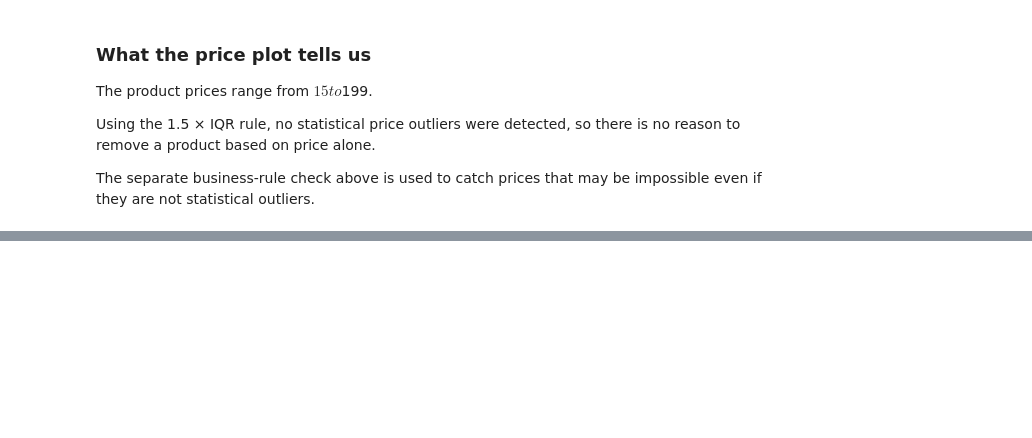
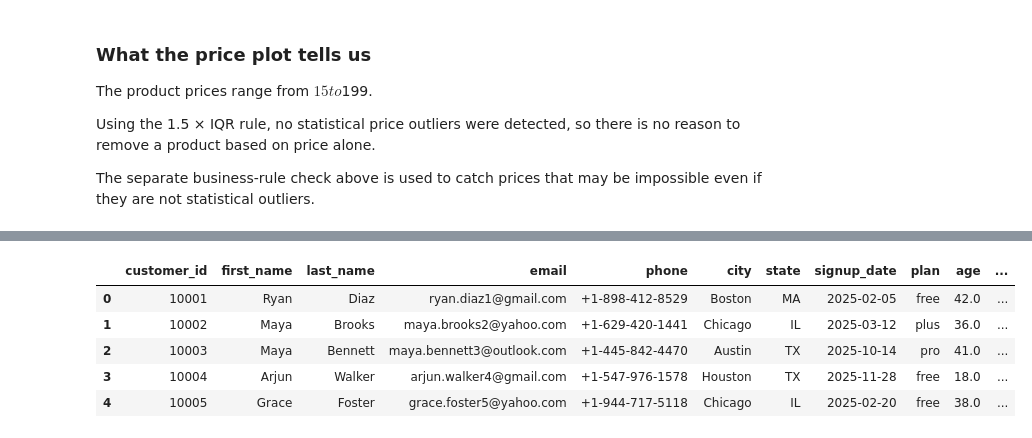
Before and after one commit to sivaepathusa/Pulsecart, a Jupyter notebook: analysis.ipynb, the cells around one changed output, grey strips where cells are left out. Cells and saved outputs as stored; diff of their text form; code cells hidden in the pictures; blank space fills up the shorter version.

```diff
--- a/analysis.ipynb
+++ b/analysis.ipynb
@@ -388,0 +599,81 @@ The separate business-rule check above is used to catch prices that may be impos
+# %%
+customer_features = customers_clean.copy()
+
+# Convert dates to datetime
+orders_clean["order_date"] = pd.to_datetime(orders_clean["order_date"])
+support_tickets["created_at"] = pd.to_datetime(support_tickets["created_at"])
+cutoff_date = pd.Timestamp("2026-06-01")
+
+# Keep only orders available before the cutoff date
+orders_before_cutoff = orders_clean[
+    orders_clean["order_date"] < cutoff_date
+].copy()
+
+order_features = (
+    orders_before_cutoff
+    .groupby("customer_id")
+    .agg(
+        last_order_date=("order_date", "max"),
+        order_count=("order_id", "count"),
+        total_spend=("order_value", "sum"),
+        return_count=("returned", "sum")
+    )
+    .reset_index()
+)
+
+order_features["recency_days"] = (
+    cutoff_date - order_features["last_order_date"]
+).dt.days
+
+order_features["return_rate"] = (
+    order_features["return_count"]
+    / order_features["order_count"]
+)
+
+# Support ticket count before cutoff
+tickets_before_cutoff = support_tickets[
+    support_tickets["created_at"] < cutoff_date
+].copy()
+
+ticket_features = (
+    tickets_before_cutoff
+    .groupby("customer_id")
+    .size()
+    .reset_index(name="ticket_count")
+)
+
+customer_features = customer_features.merge(
+    order_features[
+        [
+            "customer_id",
+            "order_count",
+            "total_spend",
+            "recency_days",
+            "return_rate"
+        ]
+    ],
+    on="customer_id",
+    how="left"
+)
+
+customer_features = customer_features.merge(
+    ticket_features,
+    on="customer_id",
+    how="left"
+)
+
+# Customers with no orders/tickets before cutoff get zero values
+customer_features[
+    ["order_count", "total_spend", "return_rate", "ticket_count"]
+] = customer_features[
+    ["order_count", "total_spend", "return_rate", "ticket_count"]
+].fillna(0)
+
+customer_features.head()
+# %% [output]
+|  | customer_id | first_name | last_name | email | phone | city | state | signup_date | plan | age | ... |
+| 0 | 10001 | Ryan | Diaz | ryan.diaz1@gmail.com | +1-898-412-8529 | Boston | MA | 2025-02-05 | free | 42.0 | ... |
+| 1 | 10002 | Maya | Brooks | maya.brooks2@yahoo.com | +1-629-420-1441 | Chicago | IL | 2025-03-12 | plus | 36.0 | ... |
+| 2 | 10003 | Maya | Bennett | maya.bennett3@outlook.com | +1-445-842-4470 | Austin | TX | 2025-10-14 | pro | 41.0 | ... |
+| 3 | 10004 | Arjun | Walker | arjun.walker4@gmail.com | +1-547-976-1578 | Houston | TX | 2025-11-28 | free | 18.0 | ... |
+| 4 | 10005 | Grace | Foster | grace.foster5@yahoo.com | +1-944-717-5118 | Chicago | IL | 2025-02-20 | free | 38.0 | ... |
```
Also changed, not shown: parts of 40 cells of this notebook.
